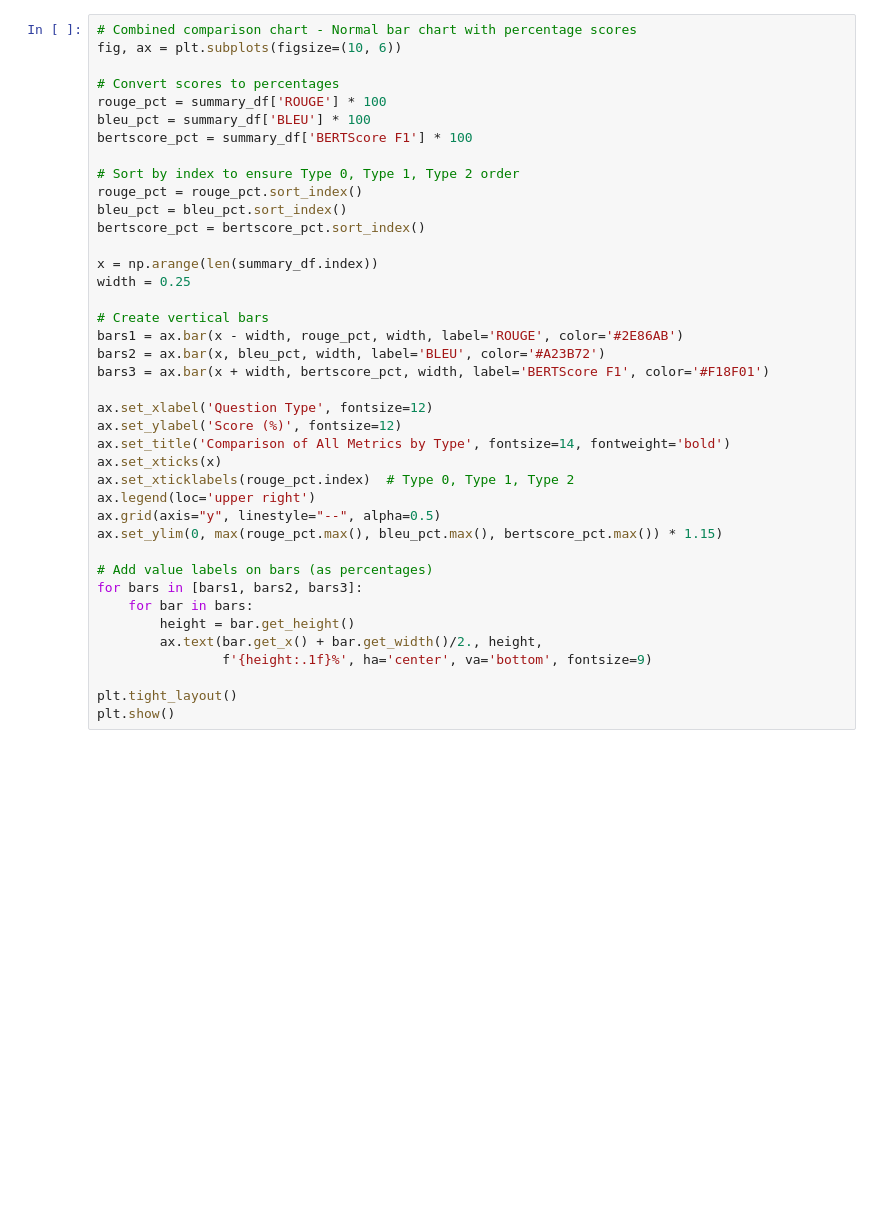
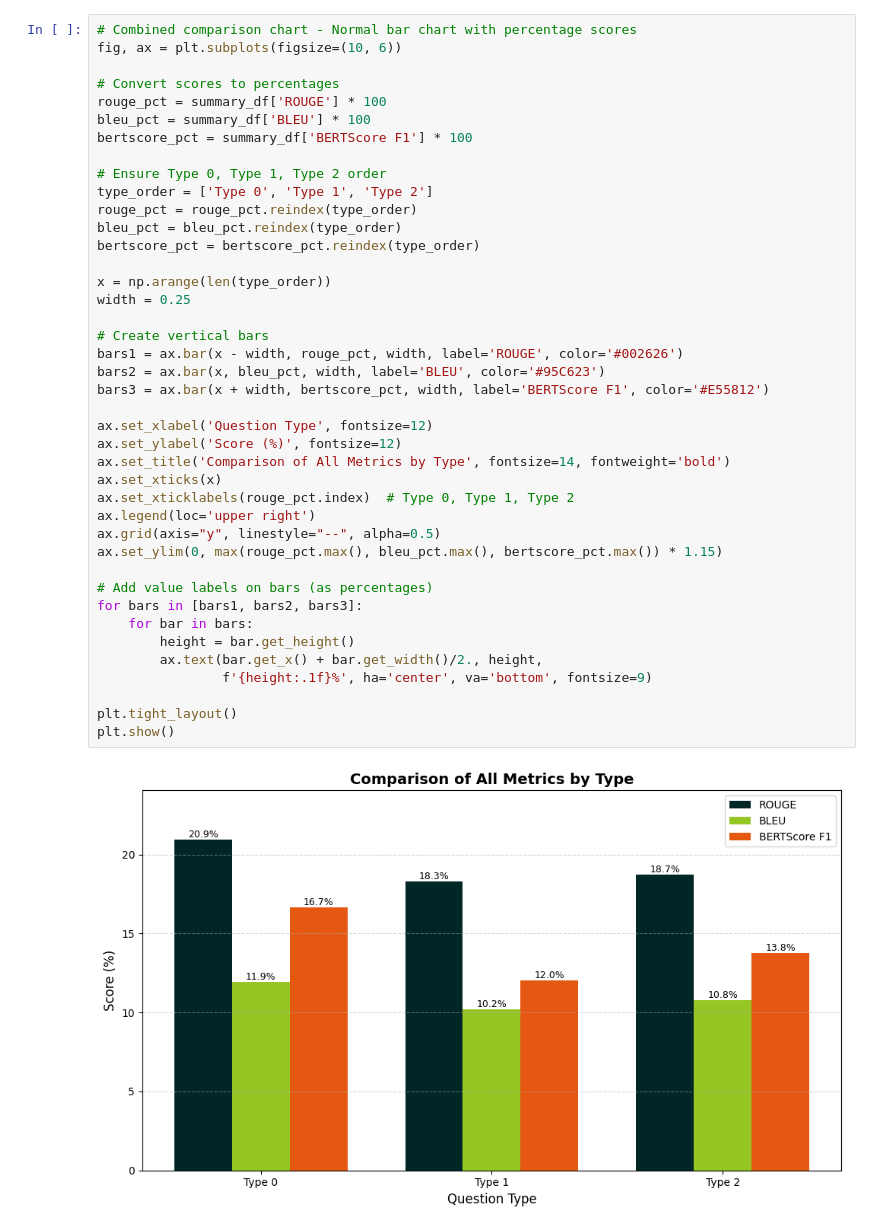
Before and after one commit to edogdu/UCKG, a Jupyter notebook: qa-engine/evaluation/metric_chart.ipynb, the cells around one changed output. Saved outputs shown, nothing was run; the diff lists cells and outputs as text; blank space fills up the shorter version.

```diff
--- a/qa-engine/evaluation/metric_chart.ipynb
+++ b/qa-engine/evaluation/metric_chart.ipynb
@@ -78,41 +131,44 @@ plt.show()
 fig, ax = plt.subplots(figsize=(10, 6))
 
 # Convert scores to percentages
 rouge_pct = summary_df['ROUGE'] * 100
 bleu_pct = summary_df['BLEU'] * 100
 bertscore_pct = summary_df['BERTScore F1'] * 100
 
-# Sort by index to ensure Type 0, Type 1, Type 2 order
-rouge_pct = rouge_pct.sort_index()
-bleu_pct = bleu_pct.sort_index()
-bertscore_pct = bertscore_pct.sort_index()
+# Ensure Type 0, Type 1, Type 2 order
+type_order = ['Type 0', 'Type 1', 'Type 2']
+rouge_pct = rouge_pct.reindex(type_order)
+bleu_pct = bleu_pct.reindex(type_order)
+bertscore_pct = bertscore_pct.reindex(type_order)
 
-x = np.arange(len(summary_df.index))
+x = np.arange(len(type_order))
 width = 0.25
 
 # Create vertical bars
-bars1 = ax.bar(x - width, rouge_pct, width, label='ROUGE', color='#2E86AB')
-bars2 = ax.bar(x, bleu_pct, width, label='BLEU', color='#A23B72')
-bars3 = ax.bar(x + width, bertscore_pct, width, label='BERTScore F1', color='#F18F01')
+bars1 = ax.bar(x - width, rouge_pct, width, label='ROUGE', color='#002626')
+bars2 = ax.bar(x, bleu_pct, width, label='BLEU', color='#95C623')
+bars3 = ax.bar(x + width, bertscore_pct, width, label='BERTScore F1', color='#E55812')
 
 ax.set_xlabel('Question Type', fontsize=12)
 ax.set_ylabel('Score (%)', fontsize=12)
 ax.set_title('Comparison of All Metrics by Type', fontsize=14, fontweight='bold')
 ax.set_xticks(x)
 ax.set_xticklabels(rouge_pct.index)  # Type 0, Type 1, Type 2
 ax.legend(loc='upper right')
 ax.grid(axis="y", linestyle="--", alpha=0.5)
 ax.set_ylim(0, max(rouge_pct.max(), bleu_pct.max(), bertscore_pct.max()) * 1.15)
 
 # Add value labels on bars (as percentages)
 for bars in [bars1, bars2, bars3]:
     for bar in bars:
         height = bar.get_height()
         ax.text(bar.get_x() + bar.get_width()/2., height,
                 f'{height:.1f}%', ha='center', va='bottom', fontsize=9)
 
 plt.tight_layout()
 plt.show()
+# %% [output]
+[figure, added]
 # %%
 # Detailed breakdown: Individual ROUGE metrics
 fig, ax = plt.subplots(figsize=(10, 6))
```
Also changed, not shown: parts of 7 cells of this notebook, 9 other files.
